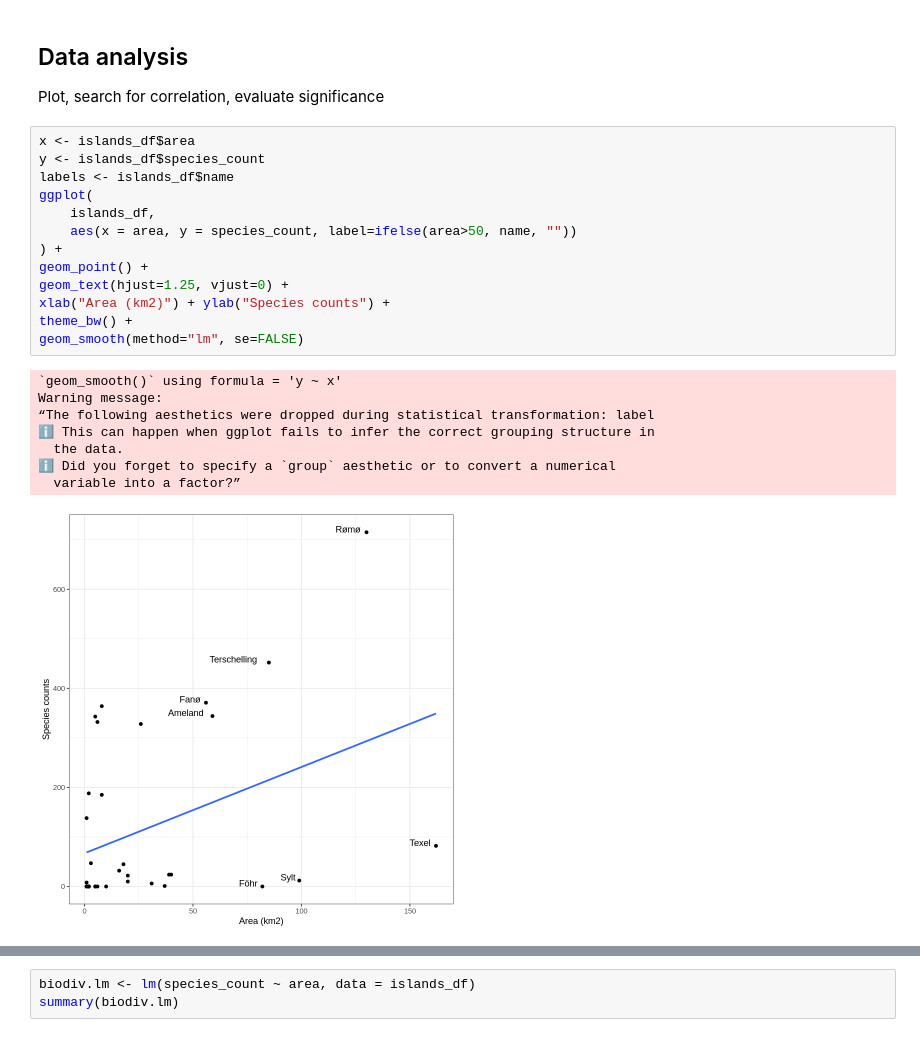
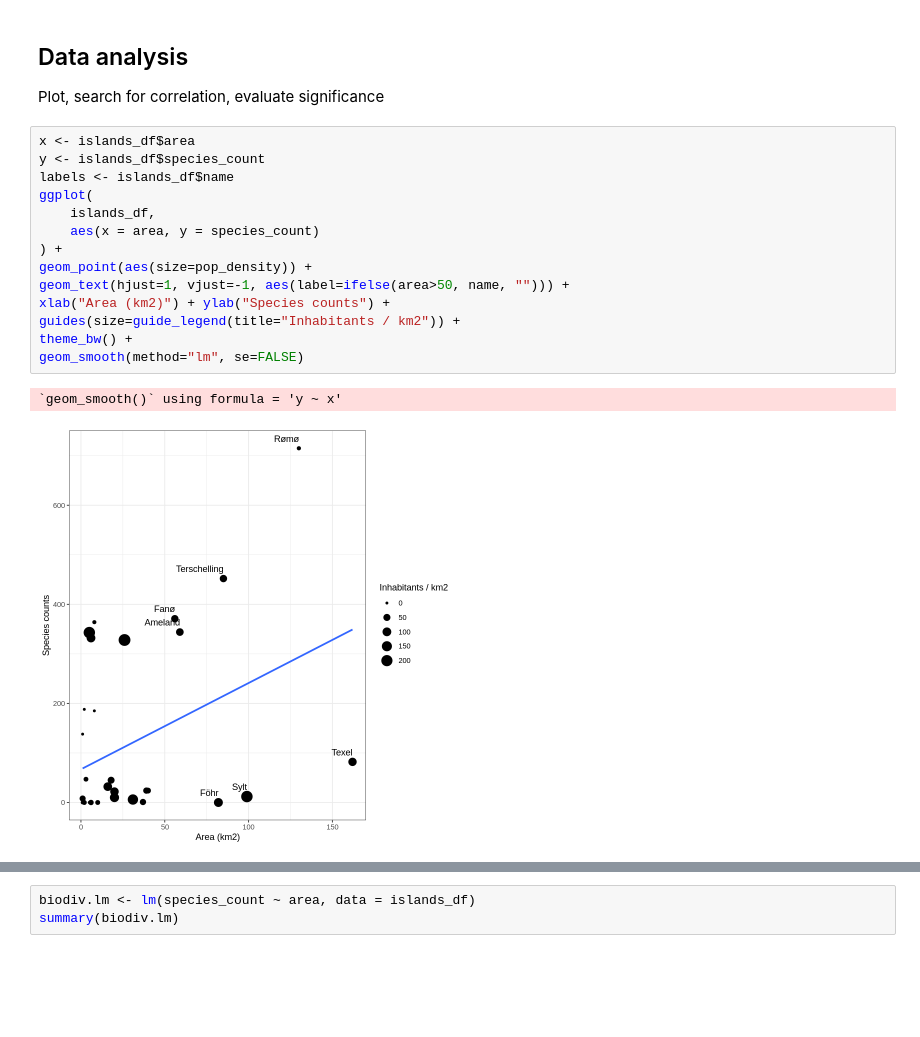
Before and after one commit to aot29/landscape_ecology, a Jupyter notebook: notebooks/Frisian_Islands.ipynb, the cells around one changed output, grey strips where cells are left out. Cells and saved outputs as stored; diff of their text form; blank space fills up the shorter version.

```diff
--- a/notebooks/Frisian_Islands.ipynb
+++ b/notebooks/Frisian_Islands.ipynb
@@ -232,25 +235,20 @@ Plot, search for correlation, evaluate significance
 # %%
 x <- islands_df$area
 y <- islands_df$species_count
 labels <- islands_df$name
 ggplot(
     islands_df,
-    aes(x = area, y = species_count, label=ifelse(area>50, name, ""))
+    aes(x = area, y = species_count)
 ) +
-geom_point() +
-geom_text(hjust=1.25, vjust=0) +
+geom_point(aes(size=pop_density)) +
+geom_text(hjust=1, vjust=-1, aes(label=ifelse(area>50, name, ""))) +
 xlab("Area (km2)") + ylab("Species counts") +
+guides(size=guide_legend(title="Inhabitants / km2")) +
 theme_bw() +
 geom_smooth(method="lm", se=FALSE)
 # %% [output]
 `geom_smooth()` using formula = 'y ~ x'
-Warning message:
-“The following aesthetics were dropped during statistical transformation: label
-ℹ This can happen when ggplot fails to infer the correct grouping structure in
-  the data.
-ℹ Did you forget to specify a `group` aesthetic or to convert a numerical
-  variable into a factor?”
-[figure, old version]
+[figure, new version]
 # %%
 summary(x = area, y = species_count, islands_df)
 # %% [output]
```
Also changed, not shown: parts of 9 cells of this notebook, 5 other files.
